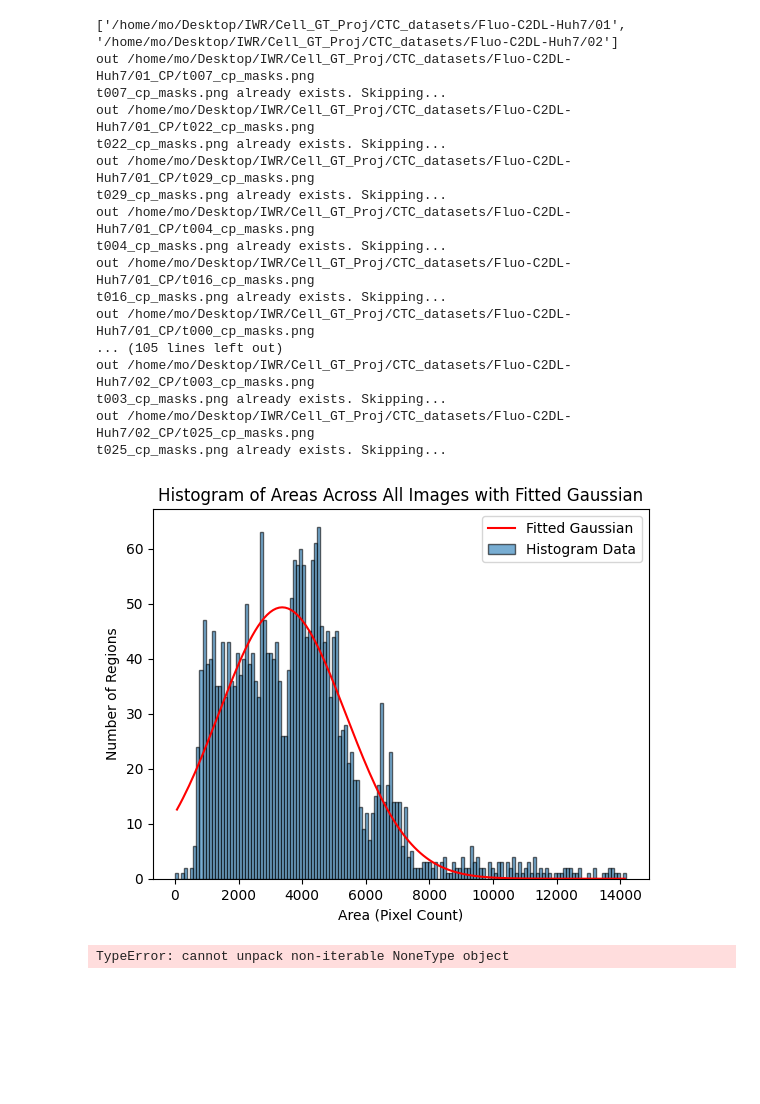
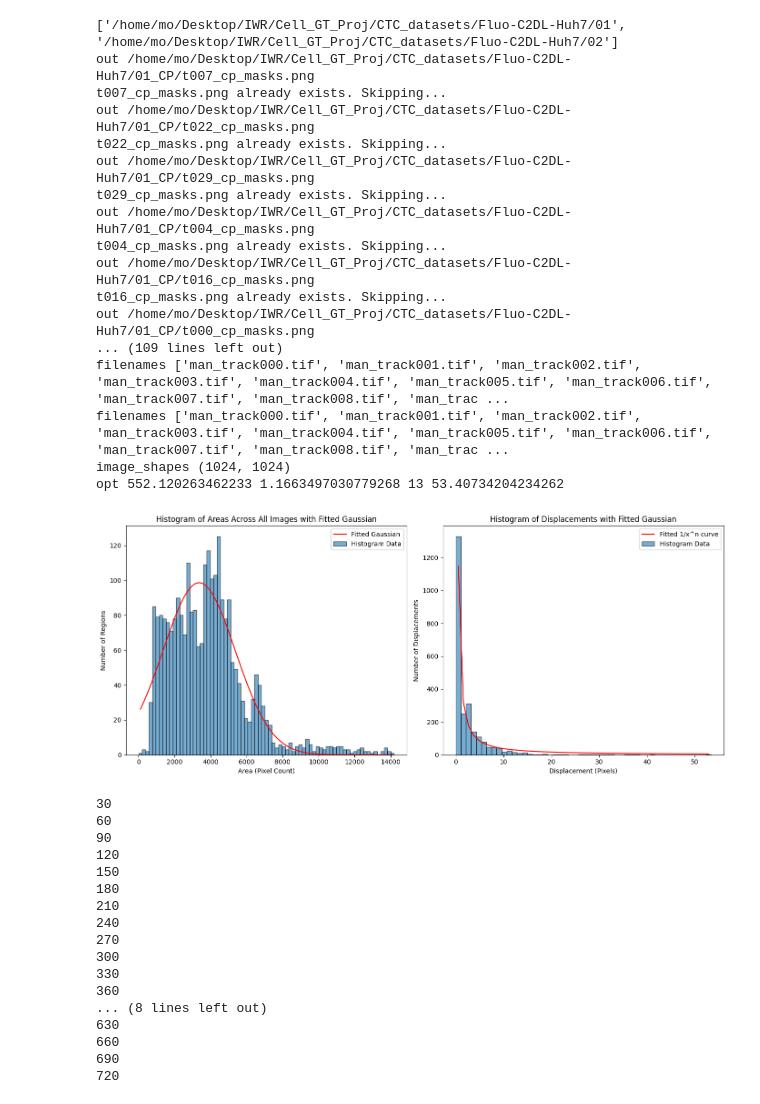
Before and after one commit to mosturm/IWR_CellTrack, a Jupyter notebook: CTC2CNetpipeline.ipynb, the cells around one changed output. Saved outputs shown, nothing was run; the diff lists cells and outputs as text; code cells hidden in the pictures; blank space fills up the shorter version.

```diff
--- a/CTC2CNetpipeline.ipynb
+++ b/CTC2CNetpipeline.ipynb
@@ -333,25 +495,41 @@ def one_gaussian(x, A1, mu1, sigma1):
 # %%
 path='/home/mo/Desktop/IWR/Cell_GT_Proj/CTC_datasets/Fluo-C2DL-Huh7'
-name='test'
-save_dir='test'
+name='Fluo'
+save_dir='/home/mo/Desktop/IWR/Cell_GT_Proj/CTC_datasets/Fluo_train'
 generate_CTC_datasets(path,name,save_dir)
 # %% [output]
 ['/home/mo/Desktop/IWR/Cell_GT_Proj/CTC_datasets/Fluo-C2DL-Huh7/01', '/home/mo/Desktop/IWR/Cell_GT_Proj/CTC_datasets/Fluo-C2DL-Huh7/02']
 out /home/mo/Desktop/IWR/Cell_GT_Proj/CTC_datasets/Fluo-C2DL-Huh7/01_CP/t007_cp_masks.png
 t007_cp_masks.png already exists. Skipping...
 out /home/mo/Desktop/IWR/Cell_GT_Proj/CTC_datasets/Fluo-C2DL-Huh7/01_CP/t022_cp_masks.png
 t022_cp_masks.png already exists. Skipping...
 out /home/mo/Desktop/IWR/Cell_GT_Proj/CTC_datasets/Fluo-C2DL-Huh7/01_CP/t029_cp_masks.png
 t029_cp_masks.png already exists. Skipping...
 out /home/mo/Desktop/IWR/Cell_GT_Proj/CTC_datasets/Fluo-C2DL-Huh7/01_CP/t004_cp_masks.png
 t004_cp_masks.png already exists. Skipping...
 out /home/mo/Desktop/IWR/Cell_GT_Proj/CTC_datasets/Fluo-C2DL-Huh7/01_CP/t016_cp_masks.png
 t016_cp_masks.png already exists. Skipping...
 out /home/mo/Desktop/IWR/Cell_GT_Proj/CTC_datasets/Fluo-C2DL-Huh7/01_CP/t000_cp_masks.png
-... (105 lines left out)
-out /home/mo/Desktop/IWR/Cell_GT_Proj/CTC_datasets/Fluo-C2DL-Huh7/02_CP/t003_cp_masks.png
-t003_cp_masks.png already exists. Skipping...
-out /home/mo/Desktop/IWR/Cell_GT_Proj/CTC_datasets/Fluo-C2DL-Huh7/02_CP/t025_cp_masks.png
-t025_cp_masks.png already exists. Skipping...
+... (109 lines left out)
+filenames ['man_track000.tif', 'man_track001.tif', 'man_track002.tif', 'man_track003.tif', 'man_track004.tif', 'man_track005.tif', 'man_track006.tif', 'man_track007.tif', 'man_track008.tif', 'man_trac ...
+filenames ['man_track000.tif', 'man_track001.tif', 'man_track002.tif', 'man_track003.tif', 'man_track004.tif', 'man_track005.tif', 'man_track006.tif', 'man_track007.tif', 'man_track008.tif', 'man_trac ...
+image_shapes (1024, 1024)
+opt 552.120263462233 1.1663497030779268 13 53.40734204234262
-[figure, old version]
+[figure, new version]
-TypeError: cannot unpack non-iterable NoneType object
+30
+60
+90
+120
+150
+180
+210
+240
+270
+300
+330
+360
+... (8 lines left out)
+630
+660
+690
+720
```
Also changed, not shown: parts of 2 cells of this notebook.
